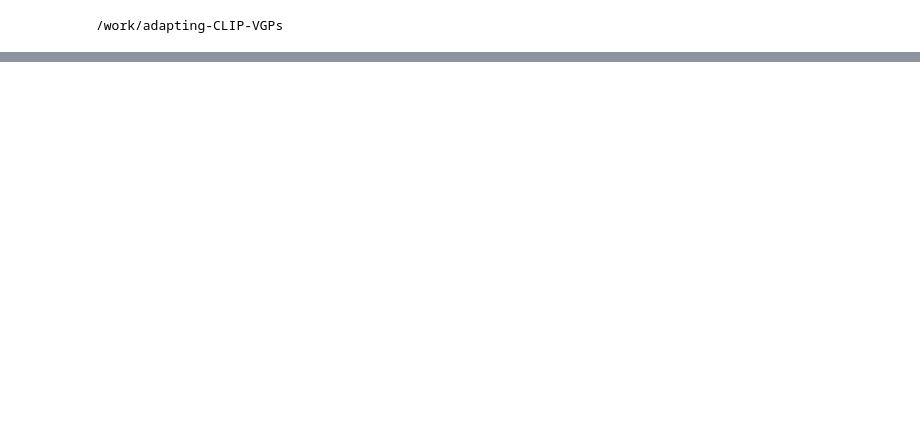
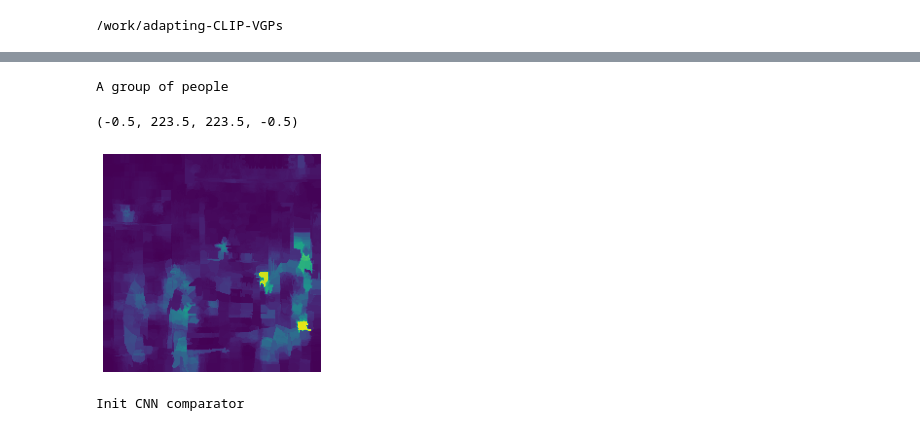
Before and after one commit to don1749/adapting-CLIP-VGPs, a Jupyter notebook: demo.ipynb, the cells around one changed output, grey strips where cells are left out. Cells and saved outputs as stored; diff of their text form; code cells hidden in the pictures; blank space fills up the shorter version.

```diff
--- a/demo.ipynb
+++ b/demo.ipynb
@@ -163,0 +358,8 @@ print(similarity_score)
+# %%
+print(phrases[1])
+plt.imshow(heatmaps[1])
+plt.axis('off')
+# %% [output]
+A group of people
+(-0.5, 223.5, 223.5, -0.5)
+[figure, added]
@@ -163,0 +400,7 @@ print(similarity_score)
+# %%
+map_model = VGPViT(**args).cuda()
+for param in map_model.parameters():
+    param.requires_grad = False
+model = HeatMapsComparator(map_model).cuda()
+# %% [output]
+Init CNN comparator
```
Also changed, not shown: parts of 54 cells of this notebook, 7 other files.
